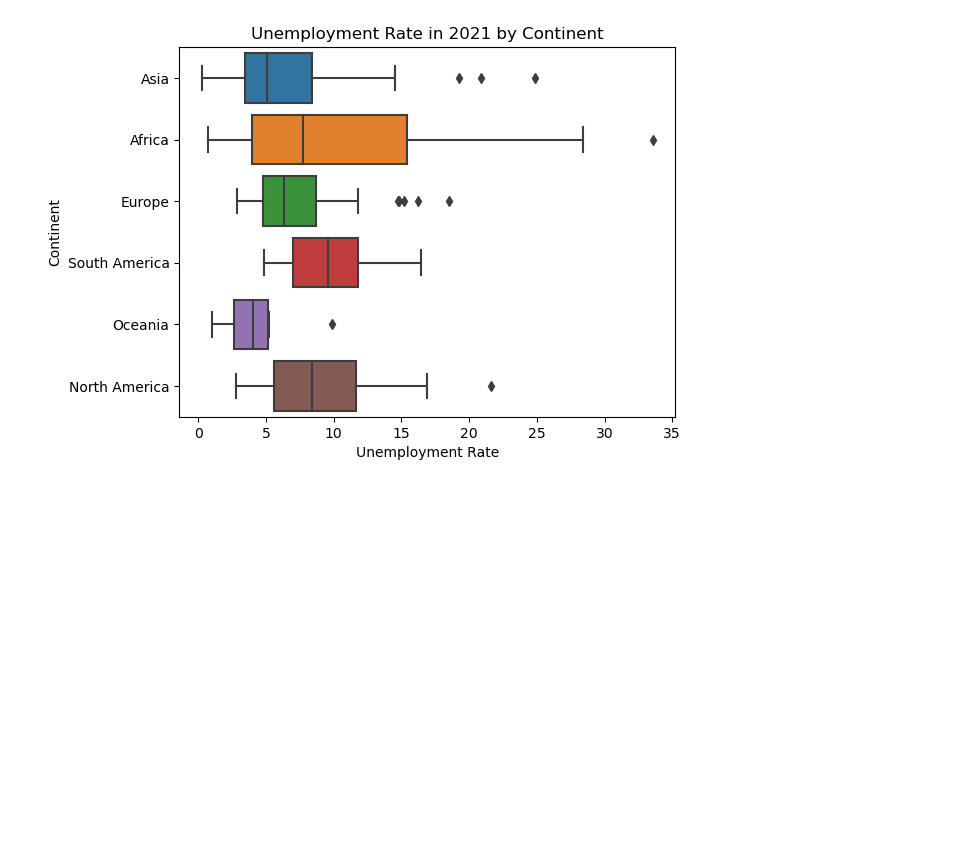
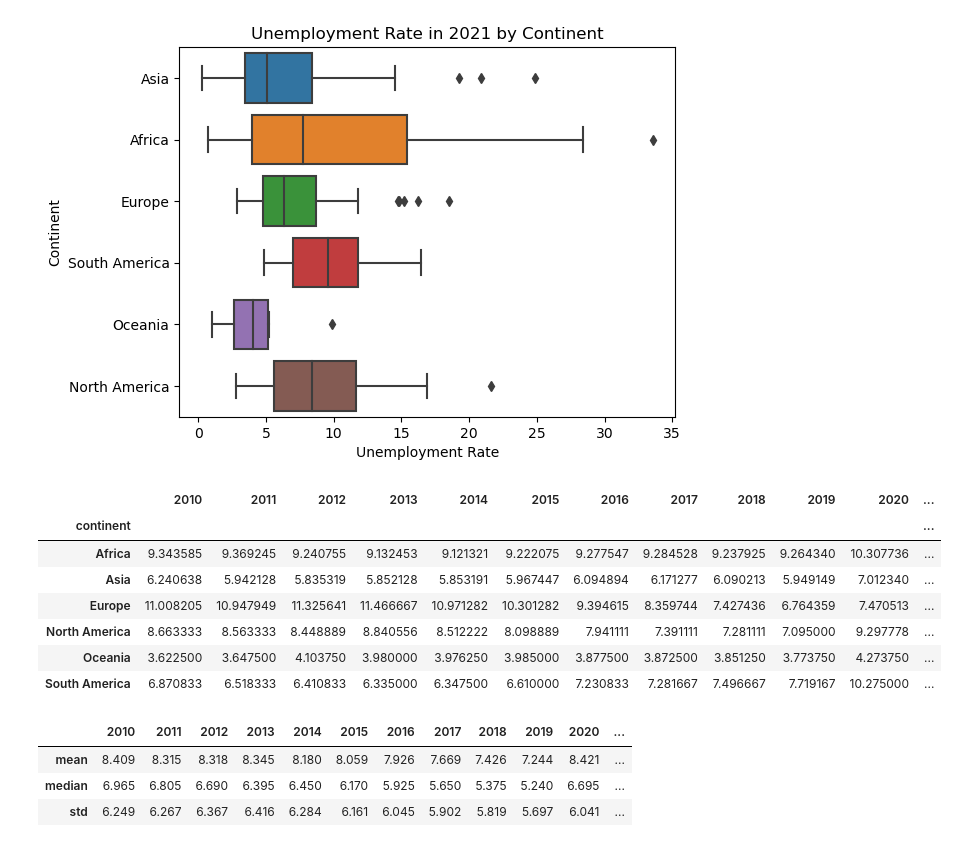
Before and after one commit to mezamateoj/DataProjects, a Jupyter notebook: EDA-Study/first_explorations.ipynb, the cells around one changed output. Saved outputs shown, nothing was run; the diff lists cells and outputs as text; code cells hidden in the pictures; blank space fills up the shorter version.

```diff
--- a/EDA-Study/main.ipynb
+++ b/EDA-Study/first_explorations.ipynb
@@ -226,3 +260,21 @@ plt.show()
 # %% [output]
 0.26 33.56
 [figure]
+# %%
+unemployment.groupby('continent').mean()
+# %% [output]
+|  | 2010 | 2011 | 2012 | 2013 | 2014 | 2015 | 2016 | 2017 | 2018 | 2019 | 2020 | ... |
+| continent |  |  |  |  |  |  |  |  |  |  |  | ... |
+| Africa | 9.343585 | 9.369245 | 9.240755 | 9.132453 | 9.121321 | 9.222075 | 9.277547 | 9.284528 | 9.237925 | 9.264340 | 10.307736 | ... |
+| Asia | 6.240638 | 5.942128 | 5.835319 | 5.852128 | 5.853191 | 5.967447 | 6.094894 | 6.171277 | 6.090213 | 5.949149 | 7.012340 | ... |
+| Europe | 11.008205 | 10.947949 | 11.325641 | 11.466667 | 10.971282 | 10.301282 | 9.394615 | 8.359744 | 7.427436 | 6.764359 | 7.470513 | ... |
+| North America | 8.663333 | 8.563333 | 8.448889 | 8.840556 | 8.512222 | 8.098889 | 7.941111 | 7.391111 | 7.281111 | 7.095000 | 9.297778 | ... |
+| Oceania | 3.622500 | 3.647500 | 4.103750 | 3.980000 | 3.976250 | 3.985000 | 3.877500 | 3.872500 | 3.851250 | 3.773750 | 4.273750 | ... |
+| South America | 6.870833 | 6.518333 | 6.410833 | 6.335000 | 6.347500 | 6.610000 | 7.230833 | 7.281667 | 7.496667 | 7.719167 | 10.275000 | ... |
+# %%
+unemployment.agg(['mean', 'median', 'std']).round(3)
+# %% [output]
+|  | 2010 | 2011 | 2012 | 2013 | 2014 | 2015 | 2016 | 2017 | 2018 | 2019 | 2020 | ... |
+| mean | 8.409 | 8.315 | 8.318 | 8.345 | 8.180 | 8.059 | 7.926 | 7.669 | 7.426 | 7.244 | 8.421 | ... |
+| median | 6.965 | 6.805 | 6.690 | 6.395 | 6.450 | 6.170 | 5.925 | 5.650 | 5.375 | 5.240 | 6.695 | ... |
+| std | 6.249 | 6.267 | 6.367 | 6.416 | 6.284 | 6.161 | 6.045 | 5.902 | 5.819 | 5.697 | 6.041 | ... |
```
Also changed, not shown: parts of 8 cells of this notebook.
